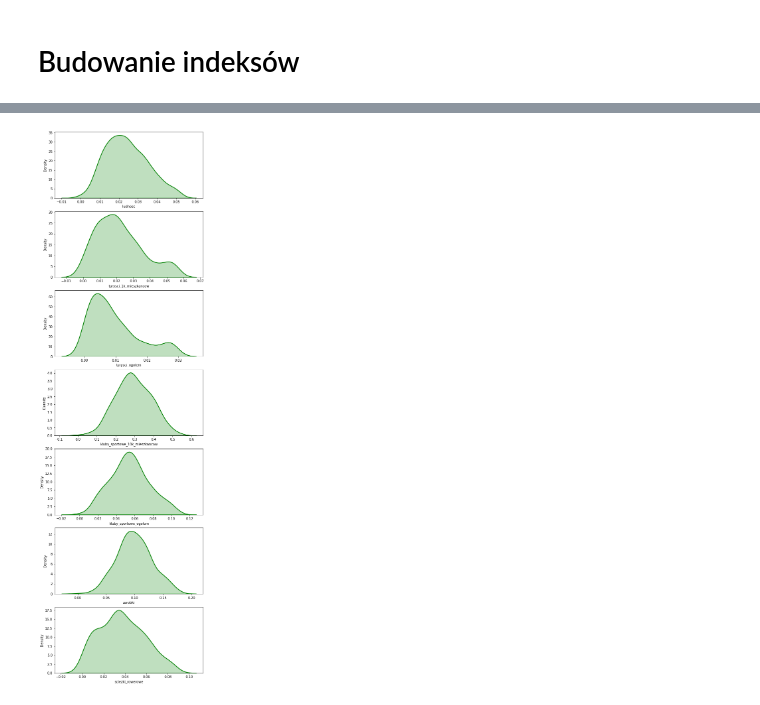
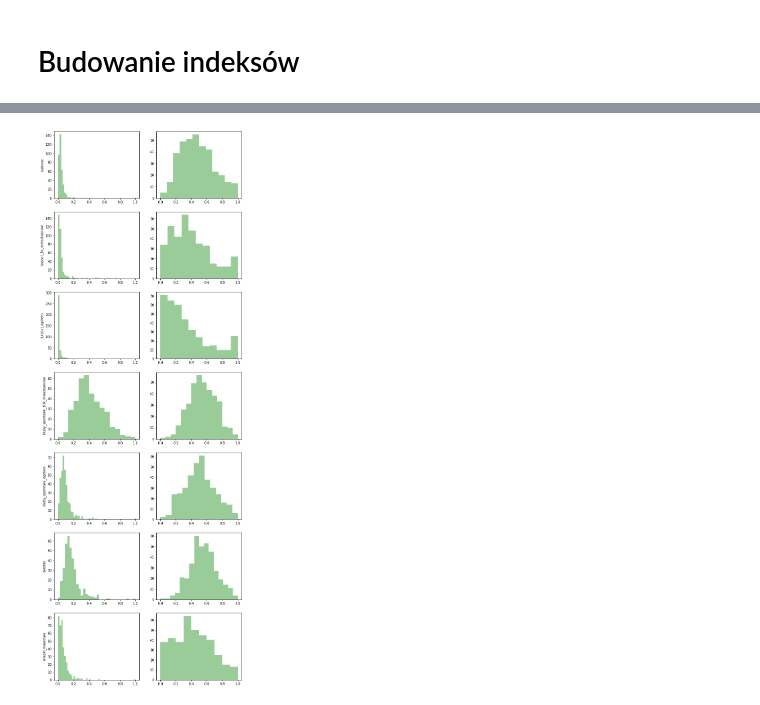
Before and after one commit to wojtekolesinski/bicycle-shop-case-study, a Jupyter notebook: notebook.ipynb, the cells around one changed output, grey strips where cells are left out. Drawn from its saved outputs; the diff is of its cells as text; code cells hidden in the pictures.

```diff
--- a/notebook.ipynb
+++ b/notebook.ipynb
@@ -285,0 +253,3 @@ dane_razem
+# %%
+def normalize(x: pd.Series) -> pd.Series:
+    return (x - x.min()) / (x.max() - x.min())
@@ -314,9 +290,0 @@ fig.set_figheight(30)
-# %%
-dane_norm = pd.DataFrame(index=dane_razem.index)
-
-for col in dane_razem.columns:
-    dane_standard = dane_razem[col].transform(lambda x: (x - x.min())/(x.max() - x.min()))
-    dane_norm[col] = boxcox(dane_standard + 1)[0]
-    dane_norm[col] = dane_norm[col].transform(lambda x: (x - x.min())/(x.max() - x.min()))
-
-dane_norm
@@ -340,0 +293,10 @@ dane_norm
+# %%
+from scipy.stats import boxcox
+
+dane_trans = pd.DataFrame(index=dane_razem.index)
+
+for col in dane_razem.columns:
+    dane_trans[col] = boxcox(dane_norm[col] + 1)[0] # dodaję 1, aby uniknąć wartości zerowych
+    dane_trans[col] = dane_trans[col].transform(normalize)
+
+dane_trans.head()
@@ -341,20 +310,18 @@ dane_norm
 # %%
-import warnings
-from scipy.stats import boxcox
-
-
-fig, ax = plt.subplots(dane_norm.columns.size)
+fig, ax = plt.subplots(dane_razem.columns.size, 2)
 
 with warnings.catch_warnings(record=True):
     for i, col in enumerate(dane_norm.columns):
-        sns.distplot(dane_norm[col], hist=False, kde = True,
-                     kde_kws = {'shade': True, 'linewidth': 2},
-                     color='green',
-                     label=col,
-                     ax=ax[i]
-                     )
+        sns.distplot(dane_norm[col], hist=True, kde=False, color='green', ax=ax[i, 0])
+        sns.distplot(dane_trans[col], hist=True, kde=False, color='green', ax=ax[i, 1])
 
-fig.set_figwidth(8)
+        ax[i, 0].set_ylabel(col)
+        ax[i, 0].set_xlabel('')
+        ax[i, 1].set_ylabel('')
+        ax[i, 1].set_xlabel('')
+
+fig.set_figwidth(10)
 fig.set_figheight(30)
+plt.show()
 # %% [output]
-[figure, old version]
+[figure, new version]
```
Also changed, not shown: parts of 32 cells of this notebook.
